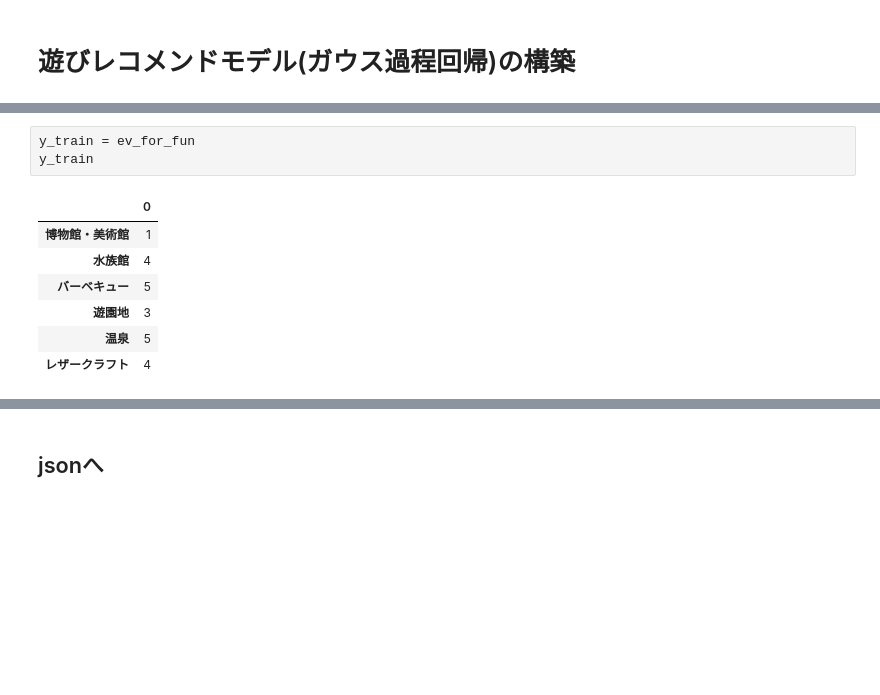
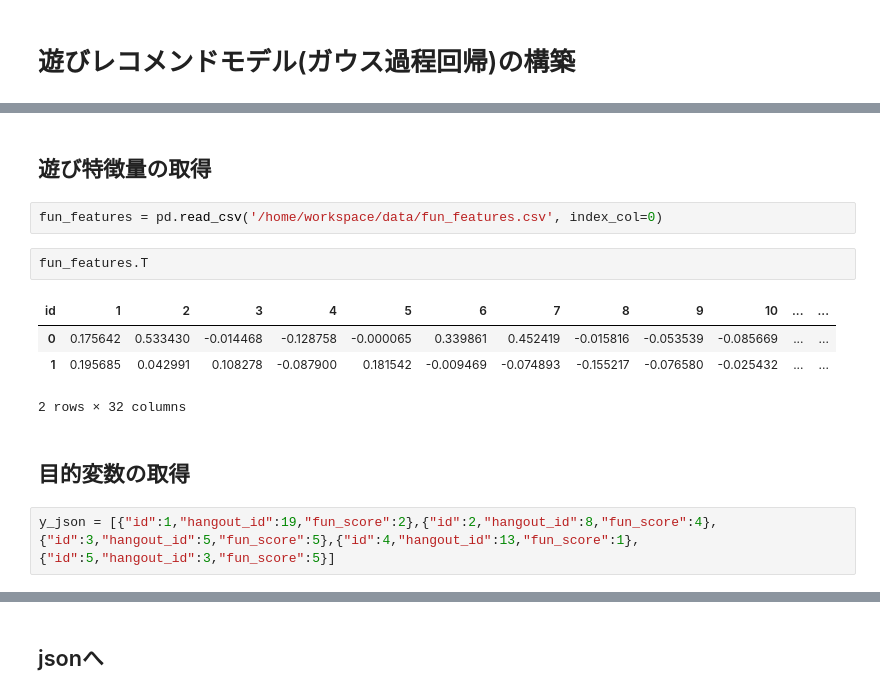
Before and after one commit to flock-geekten/recommendation-models, a Jupyter notebook: workspace/fun_reco.ipynb, the cells around one changed output, grey strips where cells are left out. Drawn from its saved outputs; the diff is of its cells as text; blank space fills up the shorter version.

```diff
--- a/workspace/fun_reco.ipynb
+++ b/workspace/fun_reco.ipynb
@@ -186,11 +163,15 @@ x_train
-# %%
-y_train = ev_for_fun
-y_train
-# %% [output]
-|  | 0 |
-| 博物館・美術館 | 1 |
-| 水族館 | 4 |
-| バーベキュー | 5 |
-| 遊園地 | 3 |
-| 温泉 | 5 |
-| レザークラフト | 4 |
+# %% [markdown]
+## 遊び特徴量の取得
+# %%
+fun_features = pd.read_csv('/home/workspace/data/fun_features.csv', index_col=0)
+# %%
+fun_features.T
+# %% [output]
+| id | 1 | 2 | 3 | 4 | 5 | 6 | 7 | 8 | 9 | 10 | ... | ... |
+| 0 | 0.175642 | 0.533430 | -0.014468 | -0.128758 | -0.000065 | 0.339861 | 0.452419 | -0.015816 | -0.053539 | -0.085669 | ... | ... |
+| 1 | 0.195685 | 0.042991 | 0.108278 | -0.087900 | 0.181542 | -0.009469 | -0.074893 | -0.155217 | -0.076580 | -0.025432 | ... | ... |
+2 rows × 32 columns
+# %% [markdown]
+## 目的変数の取得
+# %%
+y_json = [{"id":1,"hangout_id":19,"fun_score":2},{"id":2,"hangout_id":8,"fun_score":4},{"id":3,"hangout_id":5,"fun_score":5},{"id":4,"hangout_id":13,"fun_score":1},{"id":5,"hangout_id":3,"fun_score":5}]
```
Also changed, not shown: parts of 18 cells of this notebook.
